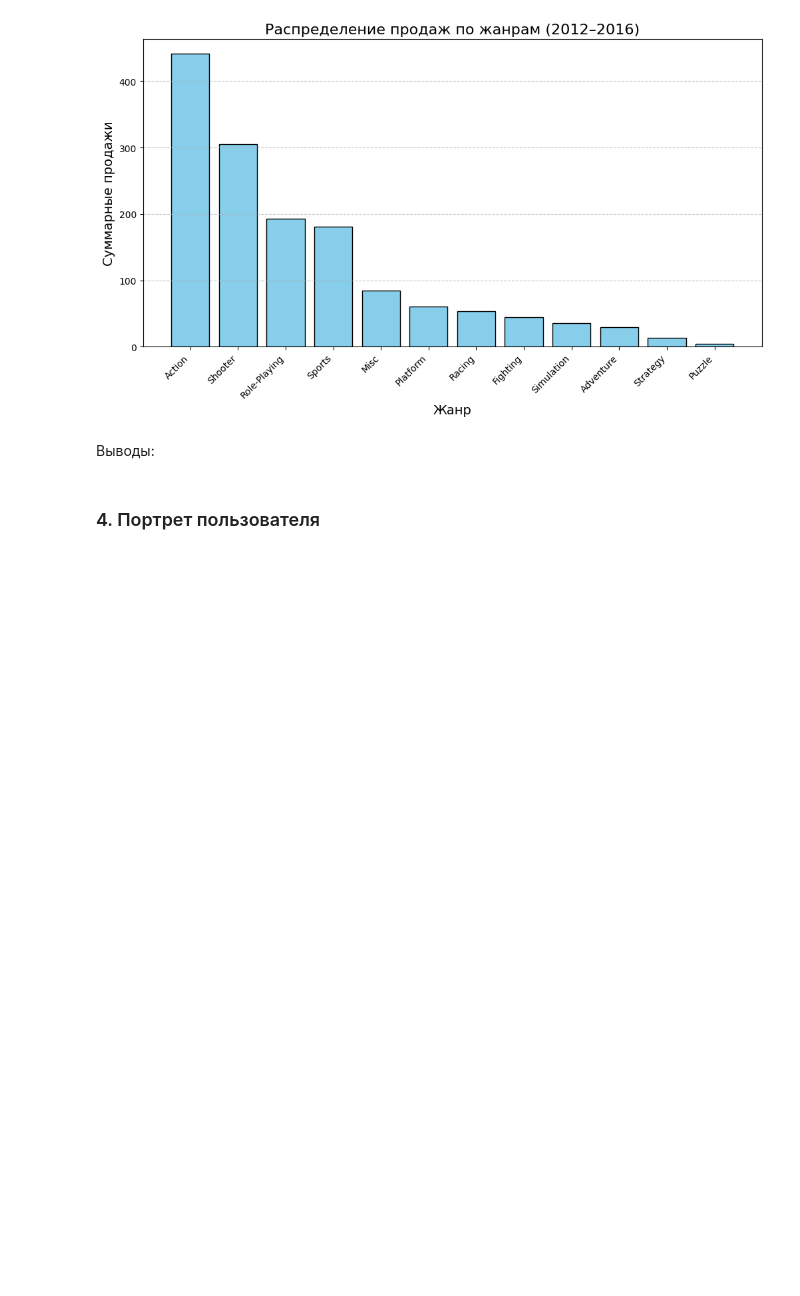
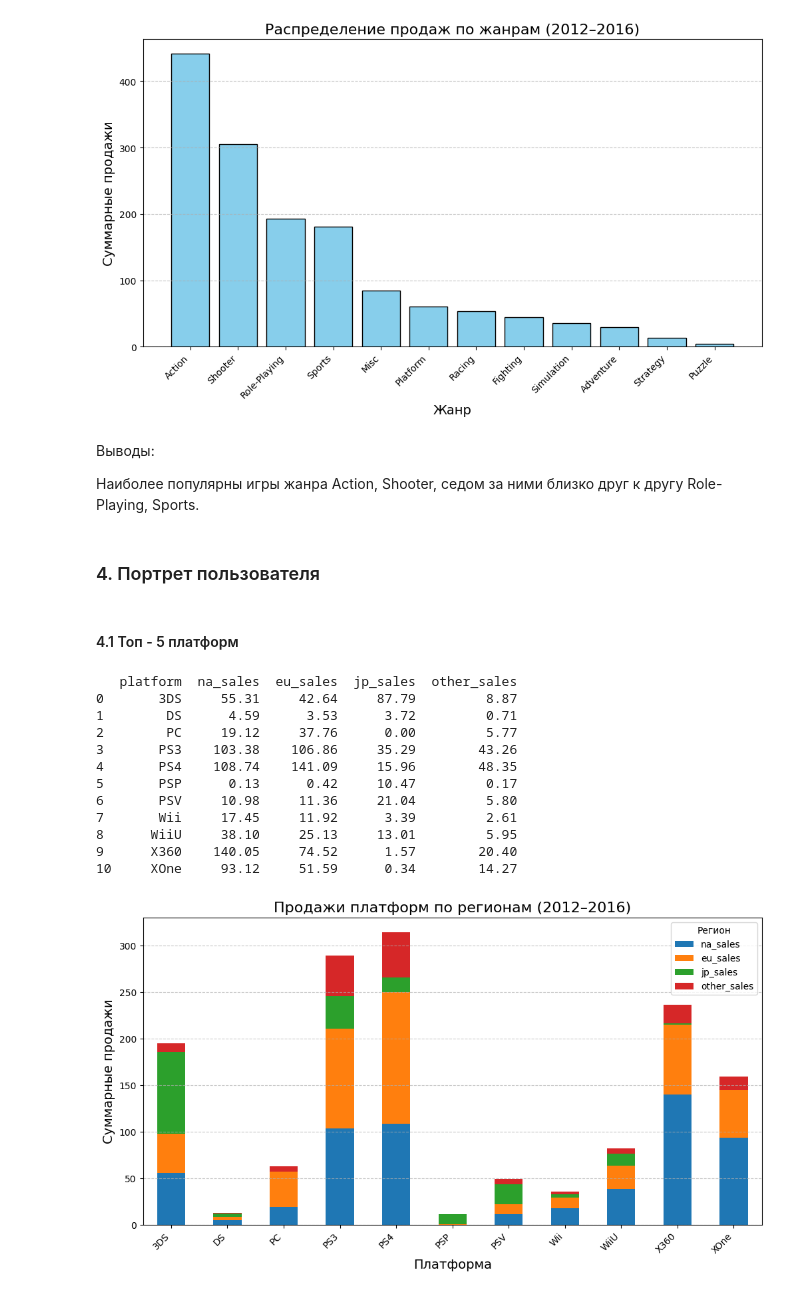
Before and after one commit to eugenii/data_sciencse, a Jupyter notebook: sprint_09_Сборный_проект_1/sbornii_1.ipynb, the cells around one changed output. Drawn from its saved outputs; the diff is of its cells as text; code cells hidden in the pictures; blank space fills up the shorter version.

```diff
--- a/sprint_09_Сборный_проект_1/sbornii_1.ipynb
+++ b/sprint_09_Сборный_проект_1/sbornii_1.ipynb
@@ -645,7 +664,51 @@ plt.grid(axis='y', linestyle='--', alpha=0.7)
 plt.show()
 # %% [output]
 [figure]
-# %% [markdown]
-Выводы:
+# %% [markdown]
+Выводы:
+
+Наиболее популярны игры жанра Action, Shooter, седом за ними близко друг к другу Role-Playing, Sports.
 # %% [markdown]
 ### 4. Портрет пользователя
+# %% [markdown]
+#### 4.1 Топ - 5 платформ
+# %%
+# Фильтрация данных по годам 2012–2016
+# filtered_data = data[(data['year_of_release'] >= 2012) & (data['year_of_release'] <= 2016)].copy()
+
+# Группировка по платформам и вычисление суммарных продаж для каждого региона
+platform_sales = filtered_data.groupby('platform').agg({
+    'na_sales': 'sum',
+    'eu_sales': 'sum',
+    'jp_sales': 'sum',
+    'other_sales': 'sum'
+}).reset_index()
+
+# Вывод результата
+print(platform_sales)
+
+# Визуализация
+platform_sales.set_index('platform').plot(kind='bar', stacked=True, figsize=(12, 6))
+
+# Настройка графика
+plt.title('Продажи платформ по регионам (2012–2016)', fontsize=16)
+plt.xlabel('Платформа', fontsize=14)
+plt.ylabel('Суммарные продажи', fontsize=14)
+plt.xticks(rotation=45, ha='right')
+plt.grid(axis='y', linestyle='--', alpha=0.7)
+plt.legend(title='Регион')
+plt.show()
+# %% [output]
+   platform  na_sales  eu_sales  jp_sales  other_sales
+0       3DS     55.31     42.64     87.79         8.87
+1        DS      4.59      3.53      3.72         0.71
+2        PC     19.12     37.76      0.00         5.77
+3       PS3    103.38    106.86     35.29        43.26
+4       PS4    108.74    141.09     15.96        48.35
+5       PSP      0.13      0.42     10.47         0.17
+6       PSV     10.98     11.36     21.04         5.80
+7       Wii     17.45     11.92      3.39         2.61
+8      WiiU     38.10     25.13     13.01         5.95
+9      X360    140.05     74.52      1.57        20.40
+10     XOne     93.12     51.59      0.34        14.27
+[figure, added]
```
Also changed, not shown: parts of 35 cells of this notebook, 2 other files.
